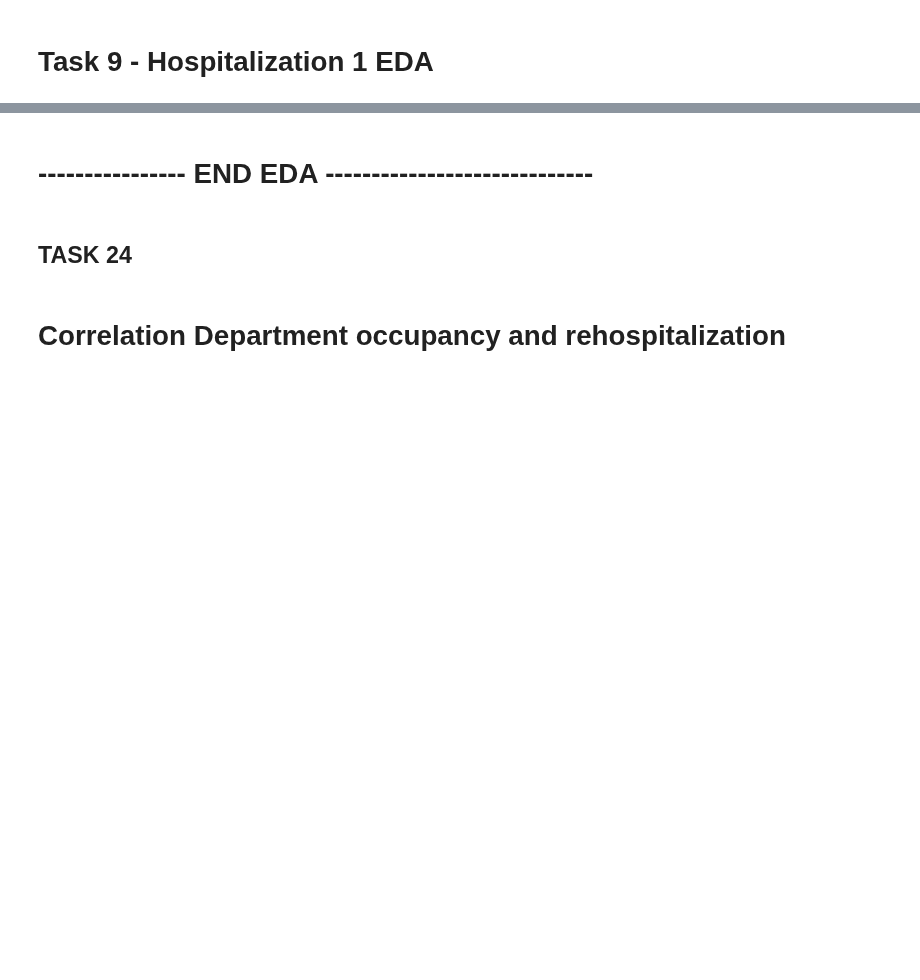
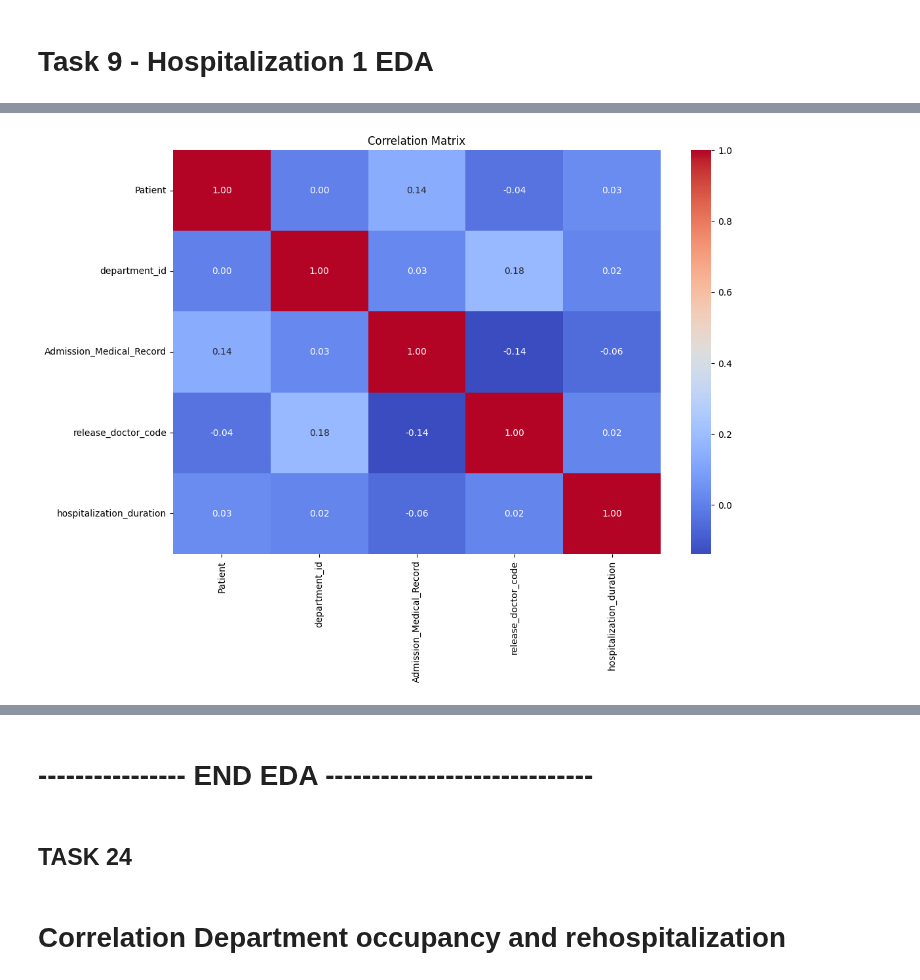
Before and after one commit to RyanWri/data-science2-lab-final-project, a Jupyter notebook: src/team_1/team_1_results.ipynb, the cells around one changed output, grey strips where cells are left out. Saved outputs shown, nothing was run; the diff lists cells and outputs as text; code cells hidden in the pictures; blank space fills up the shorter version.

Commit message:
Generic EDA + hospitalization1 csv

```diff
--- a/src/team_1/team_1_results.ipynb
+++ b/src/team_1/team_1_results.ipynb
@@ -7,10 +7,10 @@ from task_9.task_9 import EDA, read_excel_sheet
 from task_24.task_24 import normalize_date_column, rename_columns_from_file, merge_dataframes_left_join, append_rehospitalized_status_to_patients
 # %%
-# Move two directories up
-data_dir = os.path.abspath(os.path.join(os.getcwd(), "..", "data"))
+# Move to src directory
+src_dir = os.path.abspath(os.path.join(os.getcwd(), ".."))
 # %%
 # Construct the full path to the file
-file_absolute_path = os.path.join(data_dir, "rehospitalization.xlsx")
+file_absolute_path = os.path.join(src_dir, "data/rehospitalization.xlsx")
 df = read_excel_sheet(file_absolute_path, "hospitalization1")
 # %% [markdown]
 # Task 9 - Hospitalization 1 EDA
@@ -166,0 +17,4 @@ rehospitalized_patients_data[rehospitalized_patients_data['Patient'] == 62051].h
+# %%
+# Path to the translation_file
+rehospitalization1_columns_file = os.path.join(src_dir, "team_1/translations/hospitalization1.json")
+eda = GenericEDA(df, translation_file=rehospitalization1_columns_file)
@@ -166,0 +106,4 @@ rehospitalized_patients_data[rehospitalized_patients_data['Patient'] == 62051].h
+# %%
+eda.plot_correlation_matrix()
+# %% [output]
+[figure, added]
```
Also changed, not shown: parts of 28 cells of this notebook, 6 other files.
